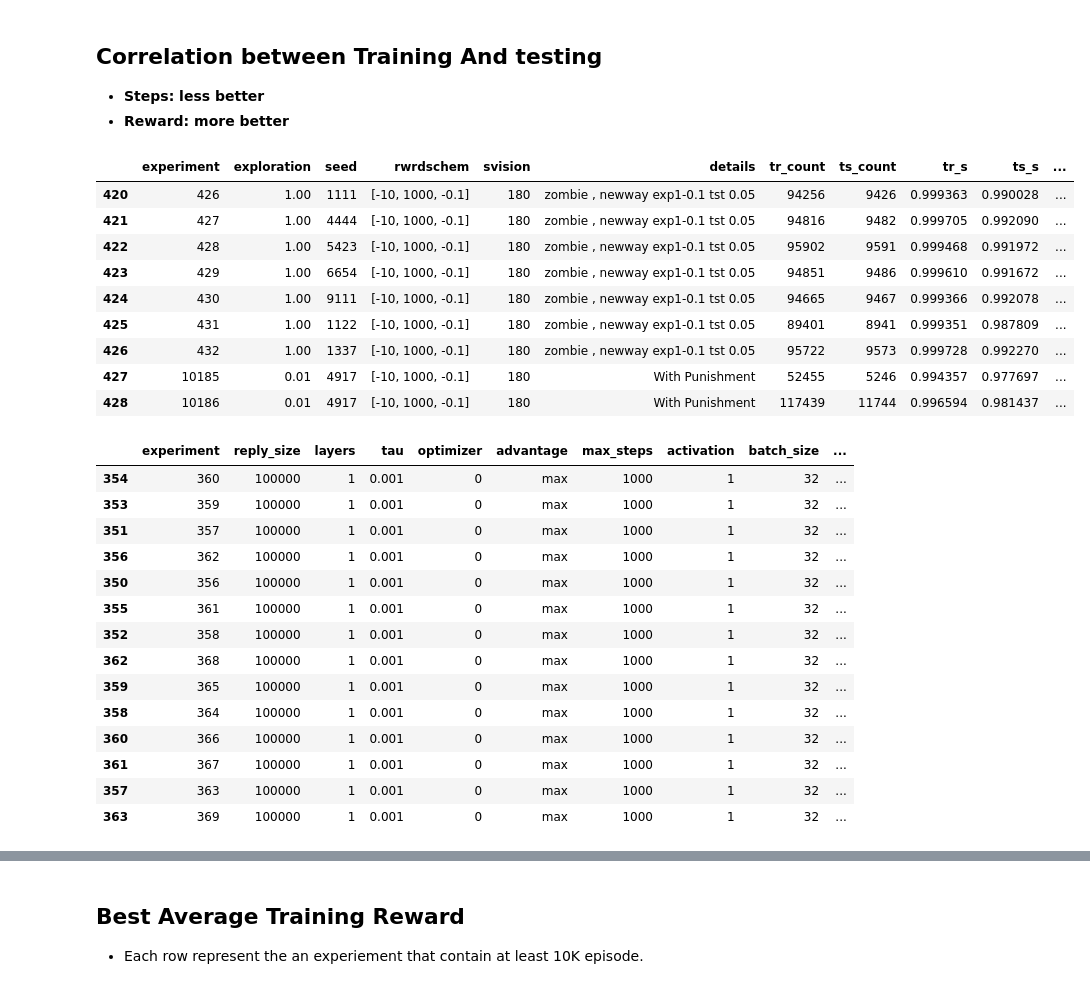
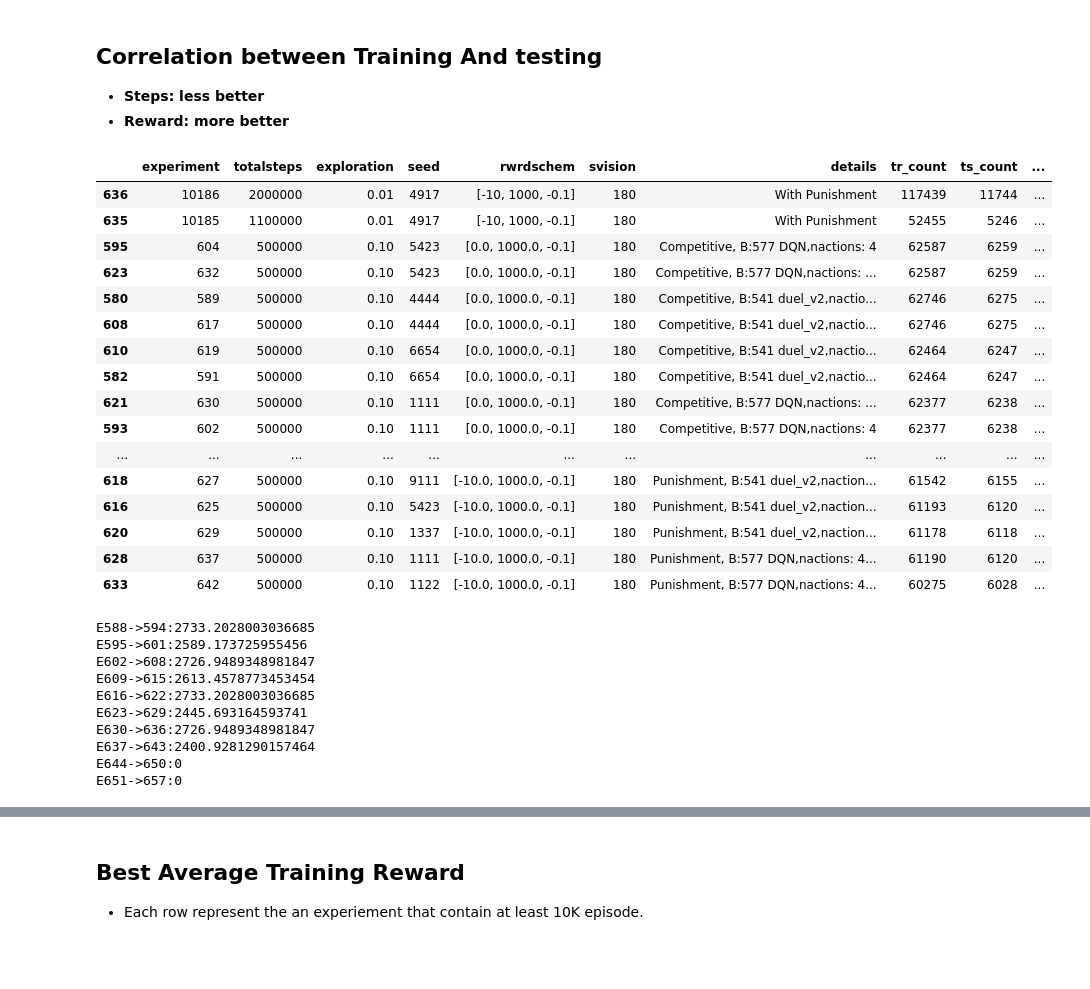
Before and after one commit to aqeel13932/APES_PT, a Jupyter notebook: output/Analysis.ipynb, the cells around one changed output, grey strips where cells are left out. Saved outputs shown, nothing was run; the diff lists cells and outputs as text; code cells hidden in the pictures; blank space fills up the shorter version.

```diff
--- a/output/Analysis.ipynb
+++ b/output/Analysis.ipynb
@@ -45,36 +45,44 @@ Index(['experiment', 'reply_size', 'layers', 'tau', 'optimizer', 'advantage',
 #expp = experiements[((experiements.experiment>355)&(experiements.experiment<370))|(experiements.experiment==187)]
 #expp = experiements[experiements.details.str.contains("comp")]
 #expp = experiements[(experiements.experiment>350)&(experiements.experiment<398)]
-expp = experiements#[experiements.experiment>425]
+#expp = experiements[experiements.experiment>517]
+#expp = experiements[(experiements.details.str.contains("nactions: 4"))&(experiements.totalsteps==2000000)]
+expp= experiements[experiements.experiment>587]
 # %%
 #expp.sort_values('tr_s',ascending=False)[['experiment','exploration', 'seed','rwrdschem', 'svision', 'details', 'tr_count', 'ts_count', 'tr_s', 'ts_s', 'tr_AR','ts_AR']]
-expp[['experiment','exploration', 'seed','rwrdschem', 'svision', 'details', 'tr_count', 'ts_count', 'tr_s', 'ts_s', 'tr_AR','ts_AR']]
+expp.sort_values('tr_AR',ascending=False)[['experiment','totalsteps','exploration', 'seed','rwrdschem', 'svision', 'details', 'tr_count', 'ts_count', 'tr_s', 'ts_s', 'tr_AR','ts_AR']]
 # %% [output]
-|  | experiment | exploration | seed | rwrdschem | svision | details | tr_count | ts_count | tr_s | ts_s | ... |
-| 420 | 426 | 1.00 | 1111 | [-10, 1000, -0.1] | 180 | zombie , newway exp1-0.1 tst 0.05 | 94256 | 9426 | 0.999363 | 0.990028 | ... |
-| 421 | 427 | 1.00 | 4444 | [-10, 1000, -0.1] | 180 | zombie , newway exp1-0.1 tst 0.05 | 94816 | 9482 | 0.999705 | 0.992090 | ... |
-| 422 | 428 | 1.00 | 5423 | [-10, 1000, -0.1] | 180 | zombie , newway exp1-0.1 tst 0.05 | 95902 | 9591 | 0.999468 | 0.991972 | ... |
-| 423 | 429 | 1.00 | 6654 | [-10, 1000, -0.1] | 180 | zombie , newway exp1-0.1 tst 0.05 | 94851 | 9486 | 0.999610 | 0.991672 | ... |
-| 424 | 430 | 1.00 | 9111 | [-10, 1000, -0.1] | 180 | zombie , newway exp1-0.1 tst 0.05 | 94665 | 9467 | 0.999366 | 0.992078 | ... |
-| 425 | 431 | 1.00 | 1122 | [-10, 1000, -0.1] | 180 | zombie , newway exp1-0.1 tst 0.05 | 89401 | 8941 | 0.999351 | 0.987809 | ... |
-| 426 | 432 | 1.00 | 1337 | [-10, 1000, -0.1] | 180 | zombie , newway exp1-0.1 tst 0.05 | 95722 | 9573 | 0.999728 | 0.992270 | ... |
-| 427 | 10185 | 0.01 | 4917 | [-10, 1000, -0.1] | 180 | With Punishment | 52455 | 5246 | 0.994357 | 0.977697 | ... |
-| 428 | 10186 | 0.01 | 4917 | [-10, 1000, -0.1] | 180 | With Punishment | 117439 | 11744 | 0.996594 | 0.981437 | ... |
+|  | experiment | totalsteps | exploration | seed | rwrdschem | svision | details | tr_count | ts_count | ... |
+| 636 | 10186 | 2000000 | 0.01 | 4917 | [-10, 1000, -0.1] | 180 | With Punishment | 117439 | 11744 | ... |
+| 635 | 10185 | 1100000 | 0.01 | 4917 | [-10, 1000, -0.1] | 180 | With Punishment | 52455 | 5246 | ... |
+| 595 | 604 | 500000 | 0.10 | 5423 | [0.0, 1000.0, -0.1] | 180 | Competitive, B:577 DQN,nactions: 4 | 62587 | 6259 | ... |
+| 623 | 632 | 500000 | 0.10 | 5423 | [0.0, 1000.0, -0.1] | 180 | Competitive, B:577 DQN,nactions: ... | 62587 | 6259 | ... |
+| 580 | 589 | 500000 | 0.10 | 4444 | [0.0, 1000.0, -0.1] | 180 | Competitive, B:541 duel_v2,nactio... | 62746 | 6275 | ... |
+| 608 | 617 | 500000 | 0.10 | 4444 | [0.0, 1000.0, -0.1] | 180 | Competitive, B:541 duel_v2,nactio... | 62746 | 6275 | ... |
+| 610 | 619 | 500000 | 0.10 | 6654 | [0.0, 1000.0, -0.1] | 180 | Competitive, B:541 duel_v2,nactio... | 62464 | 6247 | ... |
+| 582 | 591 | 500000 | 0.10 | 6654 | [0.0, 1000.0, -0.1] | 180 | Competitive, B:541 duel_v2,nactio... | 62464 | 6247 | ... |
+| 621 | 630 | 500000 | 0.10 | 1111 | [0.0, 1000.0, -0.1] | 180 | Competitive, B:577 DQN,nactions: ... | 62377 | 6238 | ... |
+| 593 | 602 | 500000 | 0.10 | 1111 | [0.0, 1000.0, -0.1] | 180 | Competitive, B:577 DQN,nactions: 4 | 62377 | 6238 | ... |
+| ... | ... | ... | ... | ... | ... | ... | ... | ... | ... | ... |
+| 618 | 627 | 500000 | 0.10 | 9111 | [-10.0, 1000.0, -0.1] | 180 | Punishment, B:541 duel_v2,naction... | 61542 | 6155 | ... |
+| 616 | 625 | 500000 | 0.10 | 5423 | [-10.0, 1000.0, -0.1] | 180 | Punishment, B:541 duel_v2,naction... | 61193 | 6120 | ... |
+| 620 | 629 | 500000 | 0.10 | 1337 | [-10.0, 1000.0, -0.1] | 180 | Punishment, B:541 duel_v2,naction... | 61178 | 6118 | ... |
+| 628 | 637 | 500000 | 0.10 | 1111 | [-10.0, 1000.0, -0.1] | 180 | Punishment, B:577 DQN,nactions: 4... | 61190 | 6120 | ... |
+| 633 | 642 | 500000 | 0.10 | 1122 | [-10.0, 1000.0, -0.1] | 180 | Punishment, B:577 DQN,nactions: 4... | 60275 | 6028 | ... |
-# %%
-experiements.sort_values('ts_AR',ascending=False)
-# %% [output]
-|  | experiment | reply_size | layers | tau | optimizer | advantage | max_steps | activation | batch_size | ... |
-| 354 | 360 | 100000 | 1 | 0.001 | 0 | max | 1000 | 1 | 32 | ... |
-| 353 | 359 | 100000 | 1 | 0.001 | 0 | max | 1000 | 1 | 32 | ... |
-| 351 | 357 | 100000 | 1 | 0.001 | 0 | max | 1000 | 1 | 32 | ... |
-| 356 | 362 | 100000 | 1 | 0.001 | 0 | max | 1000 | 1 | 32 | ... |
-| 350 | 356 | 100000 | 1 | 0.001 | 0 | max | 1000 | 1 | 32 | ... |
-| 355 | 361 | 100000 | 1 | 0.001 | 0 | max | 1000 | 1 | 32 | ... |
-| 352 | 358 | 100000 | 1 | 0.001 | 0 | max | 1000 | 1 | 32 | ... |
-| 362 | 368 | 100000 | 1 | 0.001 | 0 | max | 1000 | 1 | 32 | ... |
-| 359 | 365 | 100000 | 1 | 0.001 | 0 | max | 1000 | 1 | 32 | ... |
-| 358 | 364 | 100000 | 1 | 0.001 | 0 | max | 1000 | 1 | 32 | ... |
-| 360 | 366 | 100000 | 1 | 0.001 | 0 | max | 1000 | 1 | 32 | ... |
-| 361 | 367 | 100000 | 1 | 0.001 | 0 | max | 1000 | 1 | 32 | ... |
-| 357 | 363 | 100000 | 1 | 0.001 | 0 | max | 1000 | 1 | 32 | ... |
-| 363 | 369 | 100000 | 1 | 0.001 | 0 | max | 1000 | 1 | 32 | ... |
+# %%
+x= 588
+al={'tr':0,'ts':0}
+for i in range(10):
+    print('E{}->{}:{}'.format(x,x+6,experiements[(experiements.experiment>(x-1))&(experiements.experiment<(x+7))].tr_AR.sum()))
+    x+=7
+# %% [output]
+E588->594:2733.2028003036685
+E595->601:2589.173725955456
+E602->608:2726.9489348981847
+E609->615:2613.4578773453454
+E616->622:2733.2028003036685
+E623->629:2445.693164593741
+E630->636:2726.9489348981847
+E637->643:2400.9281290157464
+E644->650:0
+E651->657:0
```
Also changed, not shown: parts of 14 cells of this notebook, 1 other file.
